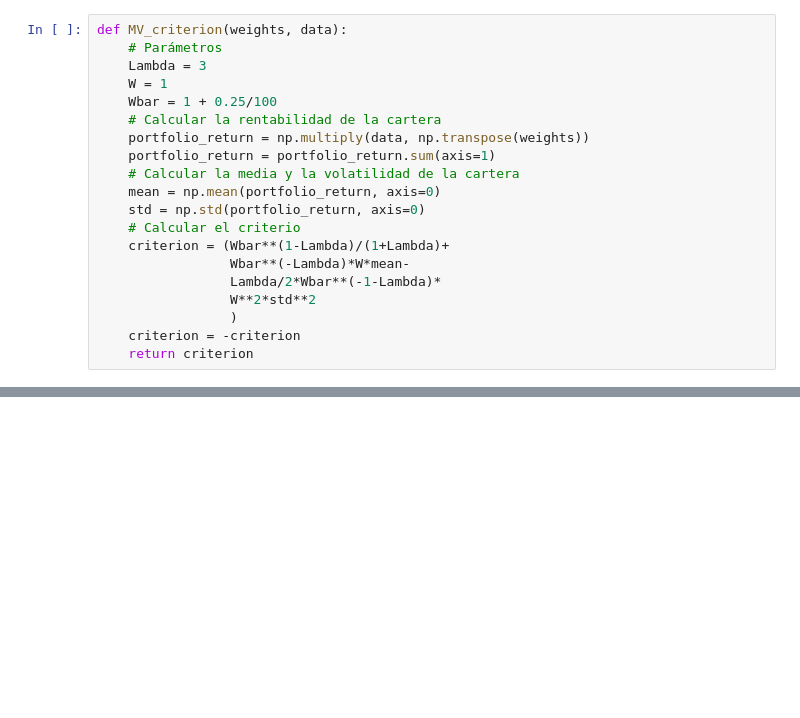
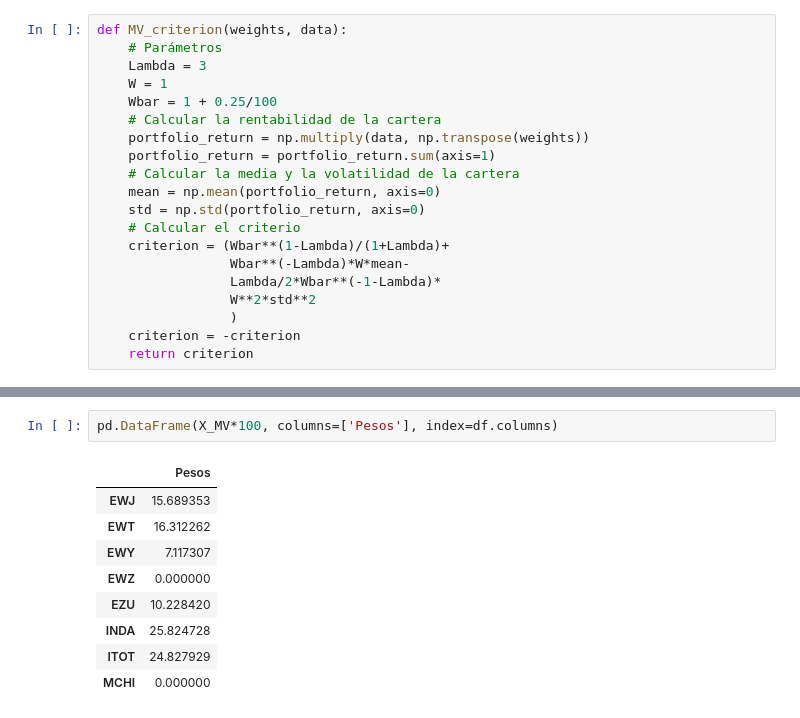
Before and after one commit to ajmtrz/proyectos_varios, a Jupyter notebook: mean-var-ark-etf.ipynb, the cells around one changed output, grey strips where cells are left out. Saved outputs shown, nothing was run; the diff lists cells and outputs as text; blank space fills up the shorter version.

```diff
--- a/mean-var-ark-etf.ipynb
+++ b/mean-var-ark-etf.ipynb
@@ -102,0 +103,12 @@ plt.show()
+# %%
+pd.DataFrame(X_MV*100, columns=['Pesos'], index=df.columns)
+# %% [output]
+|  | Pesos |
+| EWJ | 15.689353 |
+| EWT | 16.312262 |
+| EWY | 7.117307 |
+| EWZ | 0.000000 |
+| EZU | 10.228420 |
+| INDA | 25.824728 |
+| ITOT | 24.827929 |
+| MCHI | 0.000000 |
```
Also changed, not shown: parts of 3 cells of this notebook.
